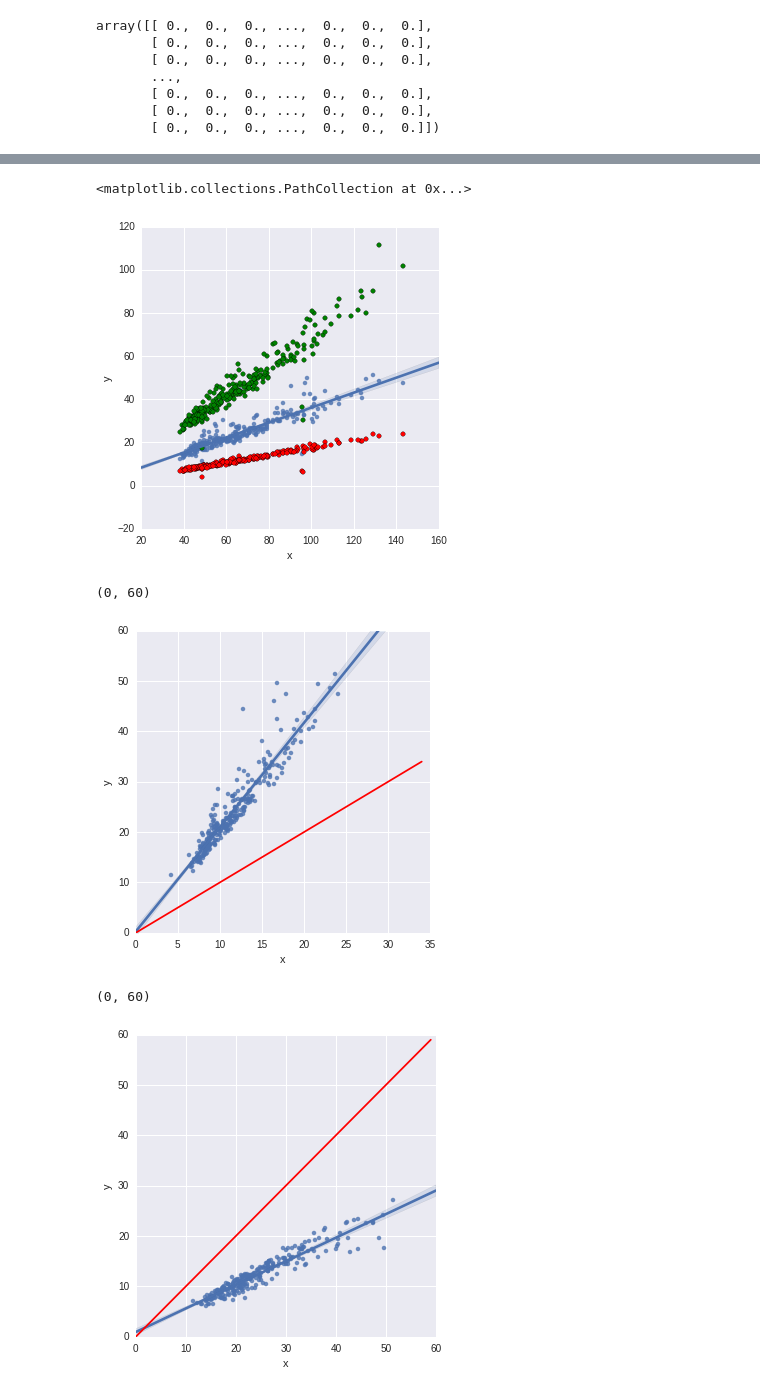
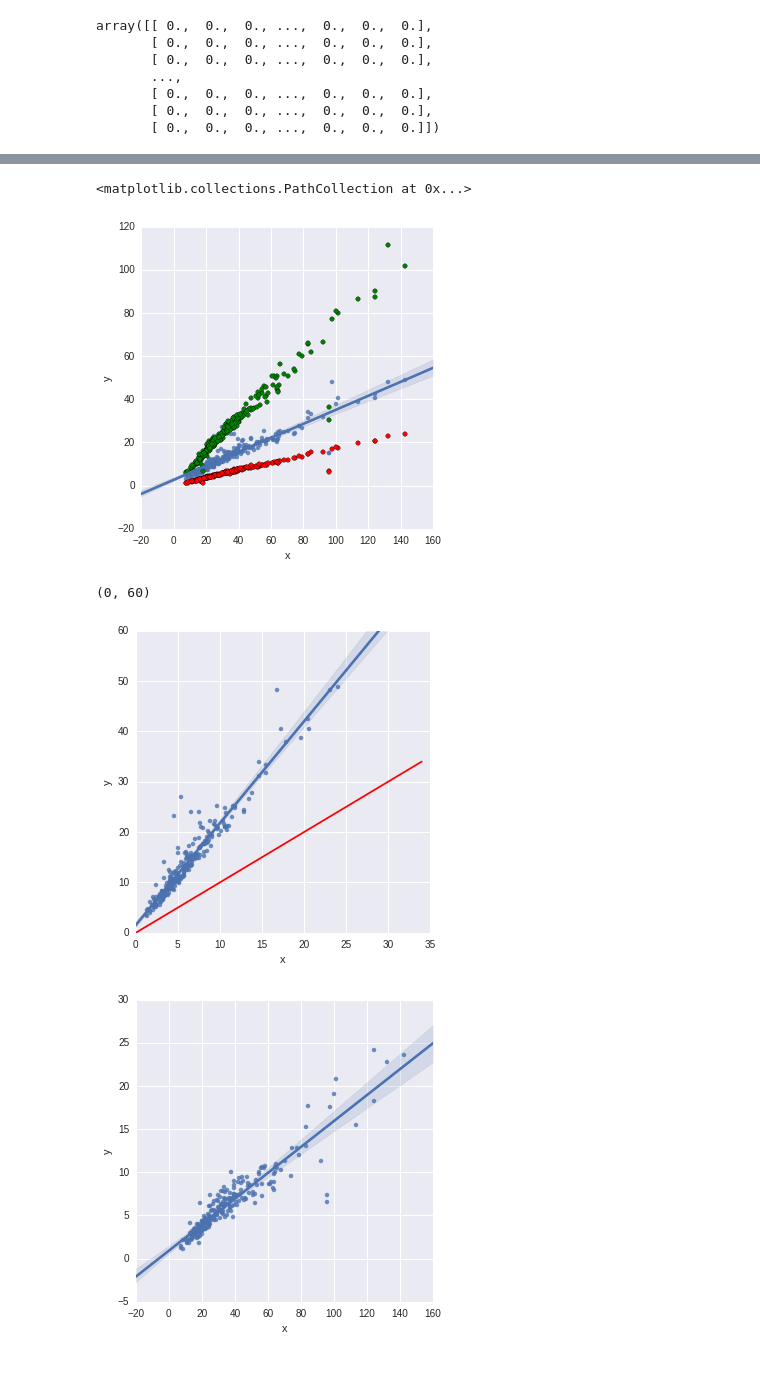
Before and after one commit to saint-germain/anisotropias, a Jupyter notebook: bootstrap sampling.ipynb, the cells around one changed output, grey strips where cells are left out. Cells and saved outputs as stored; diff of their text form; code cells hidden in the pictures.

```diff
--- a/bootstrap sampling.ipynb
+++ b/bootstrap sampling.ipynb
@@ -14,9 +15,10 @@ df=pd.read_csv("NED26.05.1-D-12.1.0-20160501.csv",skiprows=12)
 df=df[np.isnan(df['redshift (z)'])]
 df=df[df['D (Mpc)']<500]
 df=df[np.isfinite(df.err)]
-df=df[df['D (Mpc)']>35]
+df=df[df.err>0.]
+#df=df[df['D (Mpc)']>35]
 # %%
-for i in np.unique(df.Method):
+for i in np.unique(df.Method)[:-3]:
     df1=df[df.Method==i]
     print i,df1.shape
 # %% [output]
@@ -56,7 +58,7 @@ disterr=0.461*df1['D (Mpc)']*df1.err
 %%time
 errlist=np.zeros((len(listcut),7))
 k=0
-ncutoff=12
+ncutoff=15
 nbins=1 # resolution for the generated distributions
 nreal=1000
 for i in listcut:
@@ -69,7 +71,7 @@ for i in listcut:
         for l in range(nreal):
             data=np.array([])
             for i in dummy.D:
-                otherfilter=(dummy.D==i)
+                otherfilter=dummy.D==i
                 # generate distance distribution for each distance modulus/ distance modulus error measurement
                 AA=10**(np.random.normal(dummy['m-M'][otherfilter],dummy['err'][otherfilter],nbins)/5.+1)
                 data=np.hstack((data,AA))
@@ -144,7 +145,7 @@ plt.scatter(x,w,c='g')
 #plt.ylabel(r"$D (50\%)$")
 # %% [output]
 <matplotlib.collections.PathCollection at 0x...>
-[figure, old version]
+[figure, new version]
 # %%
 # mean vs. mean reported distance
 x=errlist[(errlist[:,0]!=0)][:,3]
@@ -161,24 +162,20 @@ plt.xlim(0,aaa)
 plt.ylim(0,60)
 # %% [output]
 (0, 60)
-[figure, old version]
+[figure, new version]
 # %%
-# mean vs. mean reported distance
-x=errlist[(errlist[:,0]!=0)][:,1]
+# distance vs. bootstrap error
+x=errlist[(errlist[:,0]!=0)][:,6]
 y=errlist[(errlist[:,0]!=0)][:,2]
 df5=pd.DataFrame({'x' : x, 'y': y})
 sns.lmplot(x="x", y="y", data=df5)
 #aaa=200
 #plt.plot(range(aaa),range(aaa),c='r')
 #plt.xlabel(r"$D_E$")
 #plt.ylabel(r"$D (50\%)$")
 aaa=60
-plt.plot(range(aaa),range(aaa),c='r')
-plt.xlim(0,aaa)
-plt.ylim(0,aaa)
 # %% [output]
-(0, 60)
-[figure, old version]
+[figure, new version]
 # %%
 x=errlist[(errlist[:,0]!=0)][:,6]
 y=errlist[(errlist[:,0]!=0)][:,1]
```
Also changed, not shown: parts of 20 cells of this notebook.
